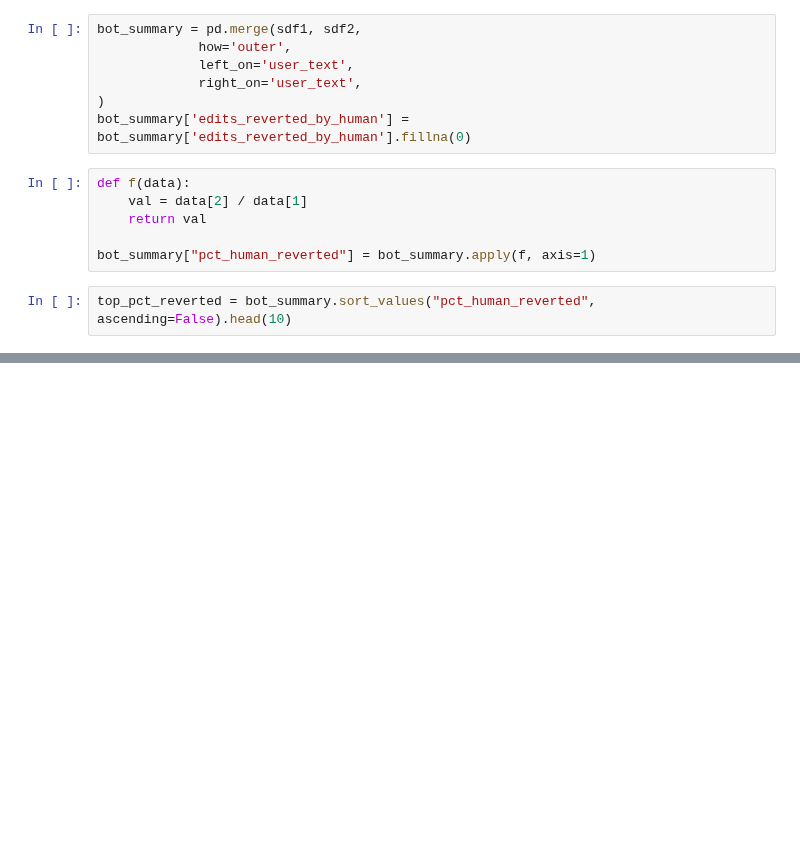
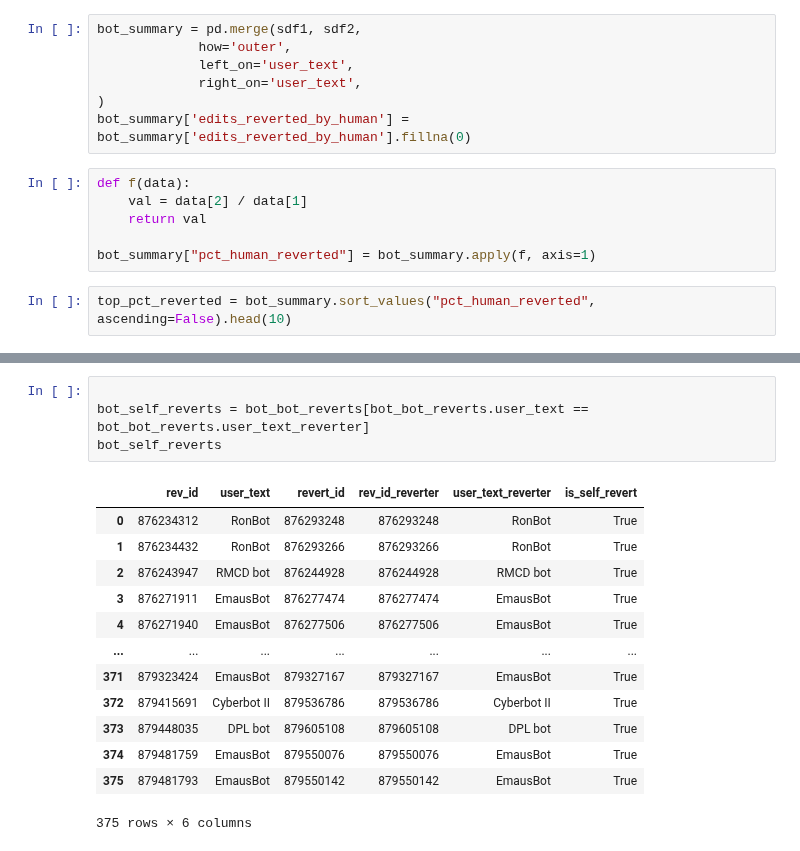
Before and after one commit to levon003/wiki-ores-feedback, a Jupyter notebook: reu2021/bot_reverts_namespace0.ipynb, the cells around one changed output, grey strips where cells are left out. Drawn from its saved outputs; the diff is of its cells as text; blank space fills up the shorter version.

```diff
--- a/reu2021/bot_reverts_namespace0.ipynb
+++ b/reu2021/bot_reverts_namespace0.ipynb
@@ -566,0 +596,18 @@ dtype: float64
+# %%
+
+bot_self_reverts = bot_bot_reverts[bot_bot_reverts.user_text == bot_bot_reverts.user_text_reverter]
+bot_self_reverts
+# %% [output]
+|  | rev_id | user_text | revert_id | rev_id_reverter | user_text_reverter | is_self_revert |
+| 0 | 876234312 | RonBot | 876293248 | 876293248 | RonBot | True |
+| 1 | 876234432 | RonBot | 876293266 | 876293266 | RonBot | True |
+| 2 | 876243947 | RMCD bot | 876244928 | 876244928 | RMCD bot | True |
+| 3 | 876271911 | EmausBot | 876277474 | 876277474 | EmausBot | True |
+| 4 | 876271940 | EmausBot | 876277506 | 876277506 | EmausBot | True |
+| ... | ... | ... | ... | ... | ... | ... |
+| 371 | 879323424 | EmausBot | 879327167 | 879327167 | EmausBot | True |
+| 372 | 879415691 | Cyberbot II | 879536786 | 879536786 | Cyberbot II | True |
+| 373 | 879448035 | DPL bot | 879605108 | 879605108 | DPL bot | True |
+| 374 | 879481759 | EmausBot | 879550076 | 879550076 | EmausBot | True |
+| 375 | 879481793 | EmausBot | 879550142 | 879550142 | EmausBot | True |
+375 rows × 6 columns
```
Also changed, not shown: parts of 14 cells of this notebook.
